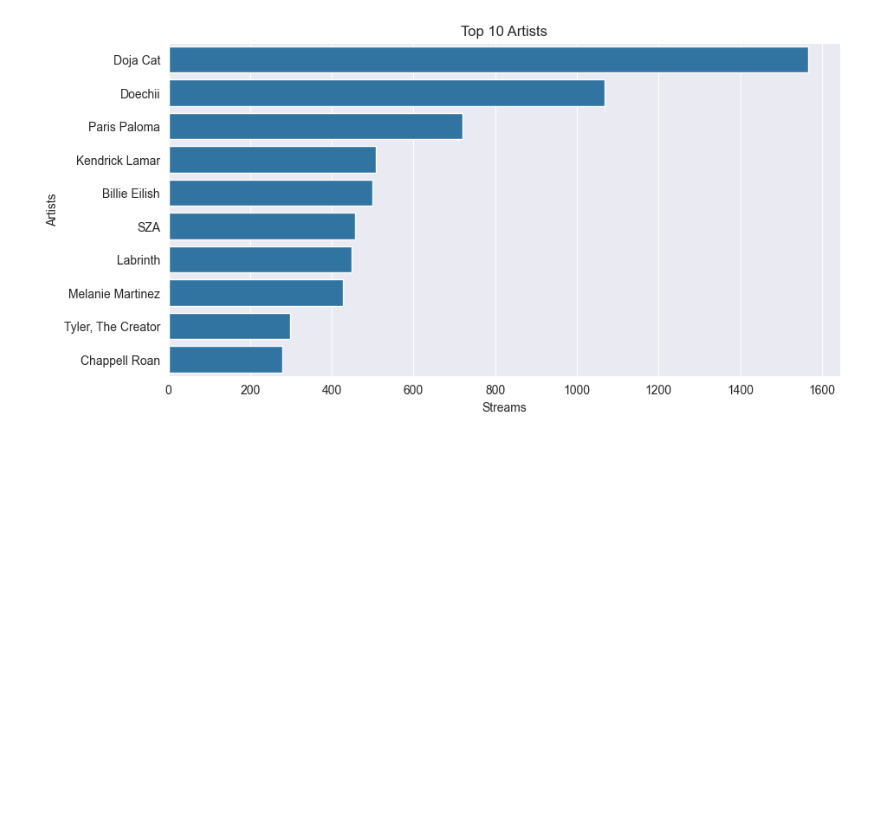
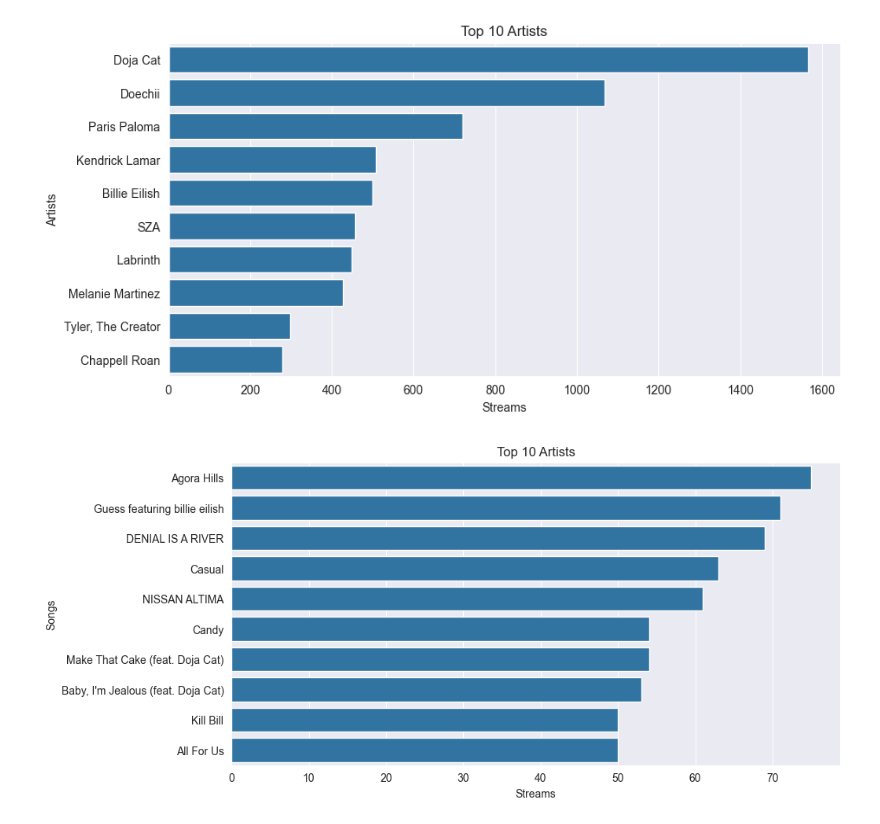
Before and after one commit to chinenyeenete/wrappedify, a Jupyter notebook: wrapped-data.ipynb, the cells around one changed output. Saved outputs shown, nothing was run; the diff lists cells and outputs as text; code cells hidden in the pictures; blank space fills up the shorter version.

Commit message:
added top songs

```diff
--- a/wrapped-data.ipynb
+++ b/wrapped-data.ipynb
@@ -41,3 +41,14 @@ plt.ylabel("Artists")
 plt.show()
 # %% [output]
 [figure]
+# %%
+# getting favorite songs
+fav_songs = music_df['trackName'].value_counts().head(10)
+plt.figure(figsize = (10,5))
+sns.barplot(x=fav_songs.values, y=fav_songs.index)
+plt.title("Top 10 Artists")
+plt.xlabel('Streams')
+plt.ylabel("Songs")
+plt.show()
+# %% [output]
+[figure, added]
```
